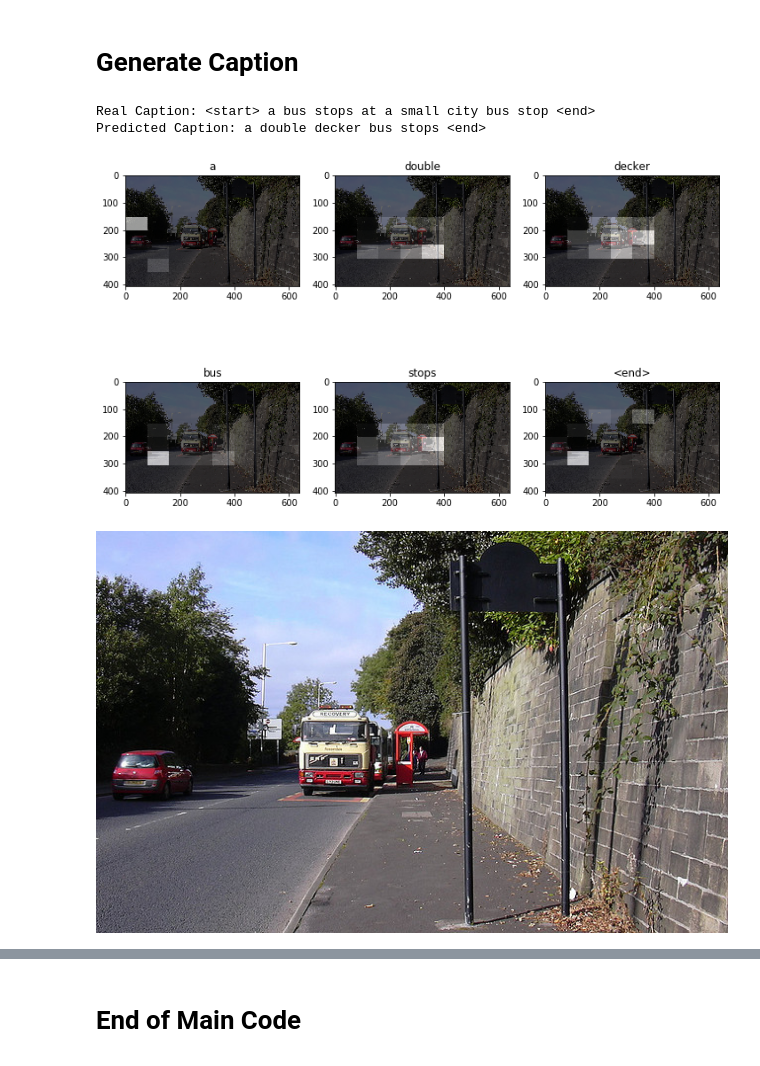
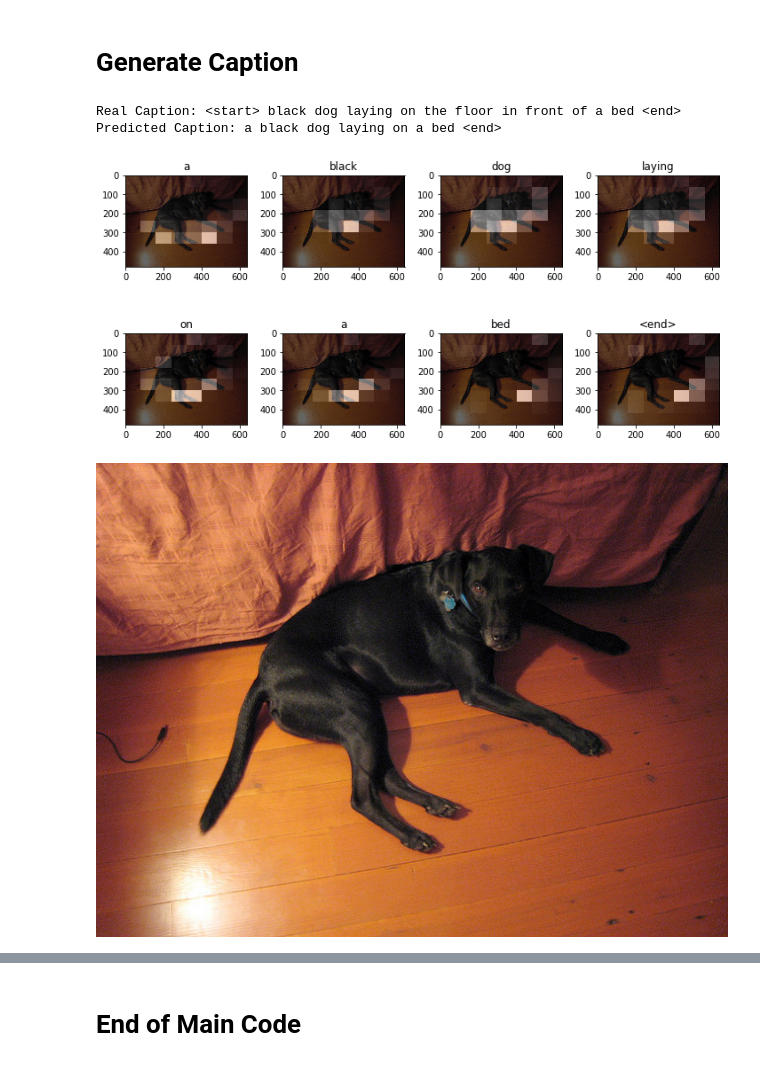
Before and after one commit to catnado/Image_Caption, a Jupyter notebook: Attention_Model.ipynb, the cells around one changed output, grey strips where cells are left out. Cells and saved outputs as stored; diff of their text form; code cells hidden in the pictures.

```diff
--- a/Attention_Model.ipynb
+++ b/Attention_Model.ipynb
@@ -169,0 +170,3 @@ len(train_captions), len(img_name_vector), len(all_captions)
+# %%
+all_img_name_vector = list(unique_image_caption.keys())
+all_captions = list(unique_image_caption.values())
@@ -170,23 +188,23 @@ len(train_captions), len(img_name_vector), len(all_captions)
 # %% [markdown]
 ### Full data
 # %%
-# load training set
-with open(annotation_file_train, 'r') as f:
-    annotations = json.load(f)
+# # load training set
+# with open(annotation_file_train, 'r') as f:
+#     annotations = json.load(f)
 
-# storing the captions and the image name in vectorsa
-filenames_train = []
-captions_train = []
+# # storing the captions and the image name in vectorsa
+# filenames_train = []
+# captions_train = []
 
-for annot in annotations['annotations']:
-    caption = '<start> ' + annot['caption'] + ' <end>'
-    image_id = annot['image_id']
-    full_coco_image_path = train_path + 'COCO_train2014_' + '%012d.jpg' % (image_id)
+# for annot in annotations['annotations']:
+#     caption = '<start> ' + annot['caption'] + ' <end>'
+#     image_id = annot['image_id']
+#     full_coco_image_path = train_path + 'COCO_train2014_' + '%012d.jpg' % (image_id)
 
-    filenames_train.append(full_coco_image_path)
-    captions_train.append(caption)
+#     filenames_train.append(full_coco_image_path)
+#     captions_train.append(caption)
 
-unique_image_train = len(annotations['images'])
+# unique_image_train = len(annotations['images'])
 # %%
 # # load validation set
 # with open(annotation_file_val, 'r') as f:
@@ -351,7 +365,7 @@ len(img_rerun)
 # %% [markdown]
 # Tokenize
 # %%
-vocab_size = 5000
+vocab_size = 8000
 tokenizer = Tokenizer(num_words=vocab_size, oov_token="<unk>", filters='!"#$%&()*+.,-/:;=?@[\]^_`{|}~ ')
 tokenizer.fit_on_texts(train_captions)
 
@@ -432,3 +447,6 @@ embedding_matrix.shape
 # Inject Model with Attention
 # %% [markdown]
 ### Create a tf.data dataset for training
+# %%
+img_name_train = img_name_train[:29952]
+cap_train = cap_train[:29952]
@@ -797,21 +841,18 @@ def beam_search(image, k):
 
     return result, attention_plot
 # %%
-# captions on the validation set
-img = 10
+# caption with beam search
+img = 25001
 image = img_name_train[img]
 real_caption = ' '.join([tokenizer.index_word[i] for i in cap_train[img] if i not in [0]])
-result, attention_plot = beam_search(image, 3)
-
+result, attention_plot = beam_search(image, 1)
 print ('Real Caption:', real_caption)
 print ('Predicted Caption:', ' '.join(result))
 plot_attention(image, result, attention_plot)
-# opening the image
-# Image.open(img_name_val[rid])
 Image.open(img_name_train[img])
 # %% [output]
-Real Caption: <start> a bus stops at a small city bus stop <end>
-Predicted Caption: a double decker bus stops <end>
+Real Caption: <start> black dog laying on the floor in front of a bed <end>
+Predicted Caption: a black dog laying on a bed <end>
-[figure, old version]
+[figure, new version]
-[figure, old version]
+[figure, new version]
 # %%
```
Also changed, not shown: parts of 28 cells of this notebook, 1 other file.
